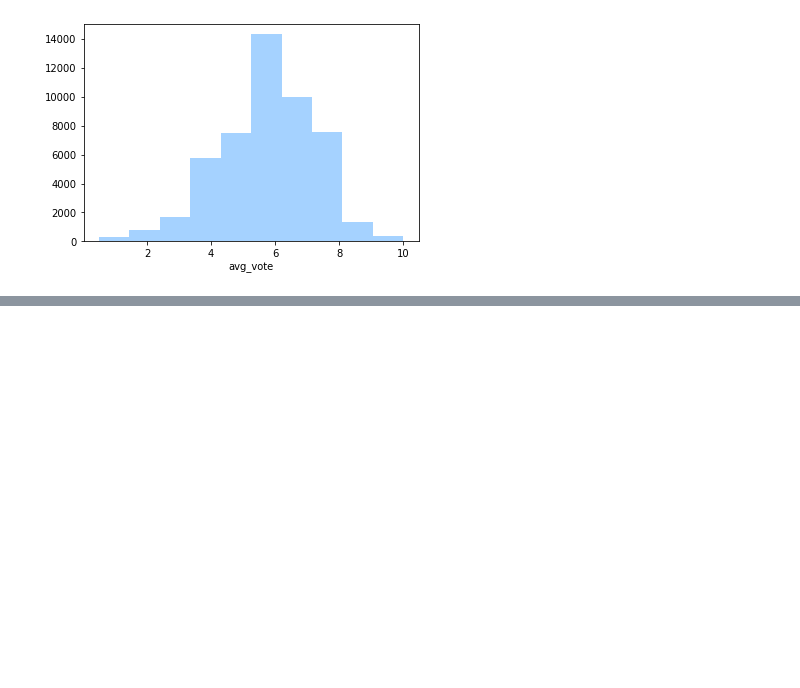
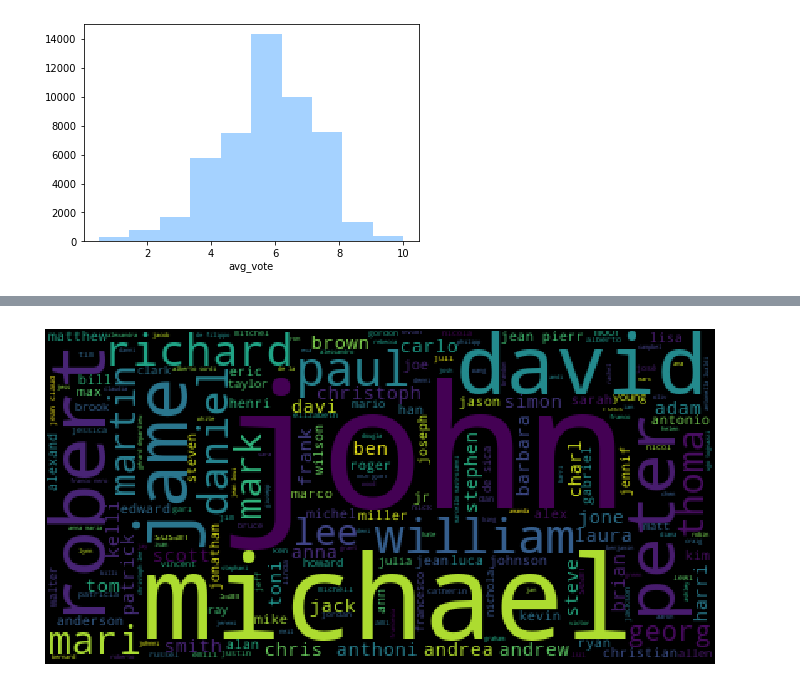
Before and after one commit to Dess23/MINDAT, a Jupyter notebook: Avance.ipynb, the cells around one changed output, grey strips where cells are left out. Saved outputs shown, nothing was run; the diff lists cells and outputs as text; code cells hidden in the pictures; blank space fills up the shorter version.

```diff
--- a/Avance.ipynb
+++ b/Avance.ipynb
@@ -521,0 +617,14 @@ g
+# %%
+import ssl
+import pandas as pd
+import os
+import matplotlib.pyplot as plt
+from wordcloud import WordCloud
+from nltk import word_tokenize
+from nltk.corpus import stopwords
+from nltk.stem import SnowballStemmer
+from nltk.tokenize import RegexpTokenizer
+if getattr(ssl, '_create_unverified_context', None):
+    ssl._create_default_https_context = ssl._create_unverified_context
+films= pd.read_csv('/Users/USUARIO/Documents/GitHub/MINERIA_DE_DATOS/ff.csv')
+films.head(5)
@@ -521,0 +638,22 @@ g
+# %%
+n = len(films)
+spa = stopwords.words("english")
+stemmer = SnowballStemmer('english')
+tokenizer = RegexpTokenizer(r'\w+') # para eliminar puntuación
+reemplazos = []
+for r in range(n):
+    original = films.actors[r]
+    reemplazo = ' '
+    if original != 'NaN':
+        quedar = [stemmer.stem(p) for p in tokenizer.tokenize(original) if p.lower() not in spa]
+        reemplazo = ','.join(quedar)
+    reemplazos.append(reemplazo)
+films['limpios'] = reemplazos
+texto = ','.join(reemplazos)
+nube = WordCloud().generate(texto)
+plt.rcParams["figure.figsize"] = [12, 7]
+plt.imshow(nube)
+plt.axis("off")
+plt.show()
+# %% [output]
+[figure, added]
```
Also changed, not shown: parts of 120 cells of this notebook.
